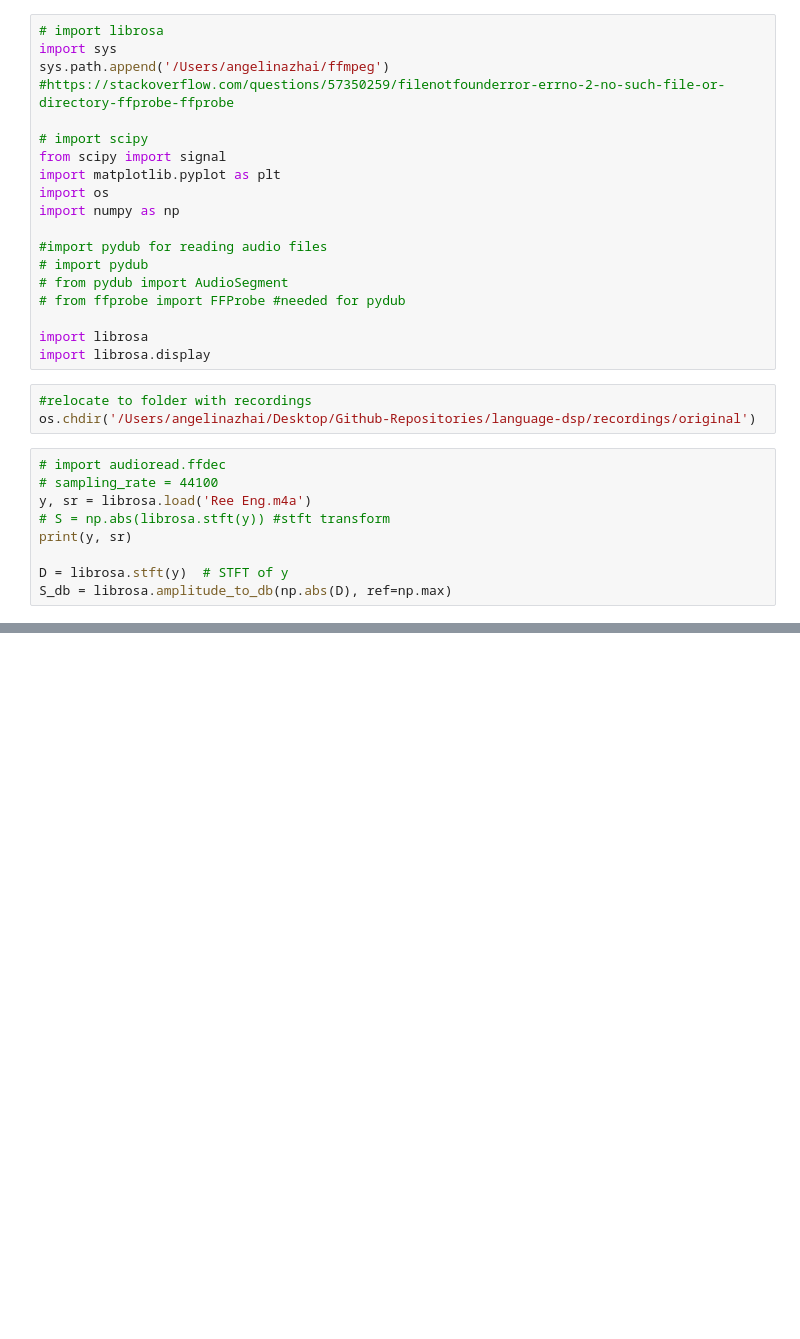
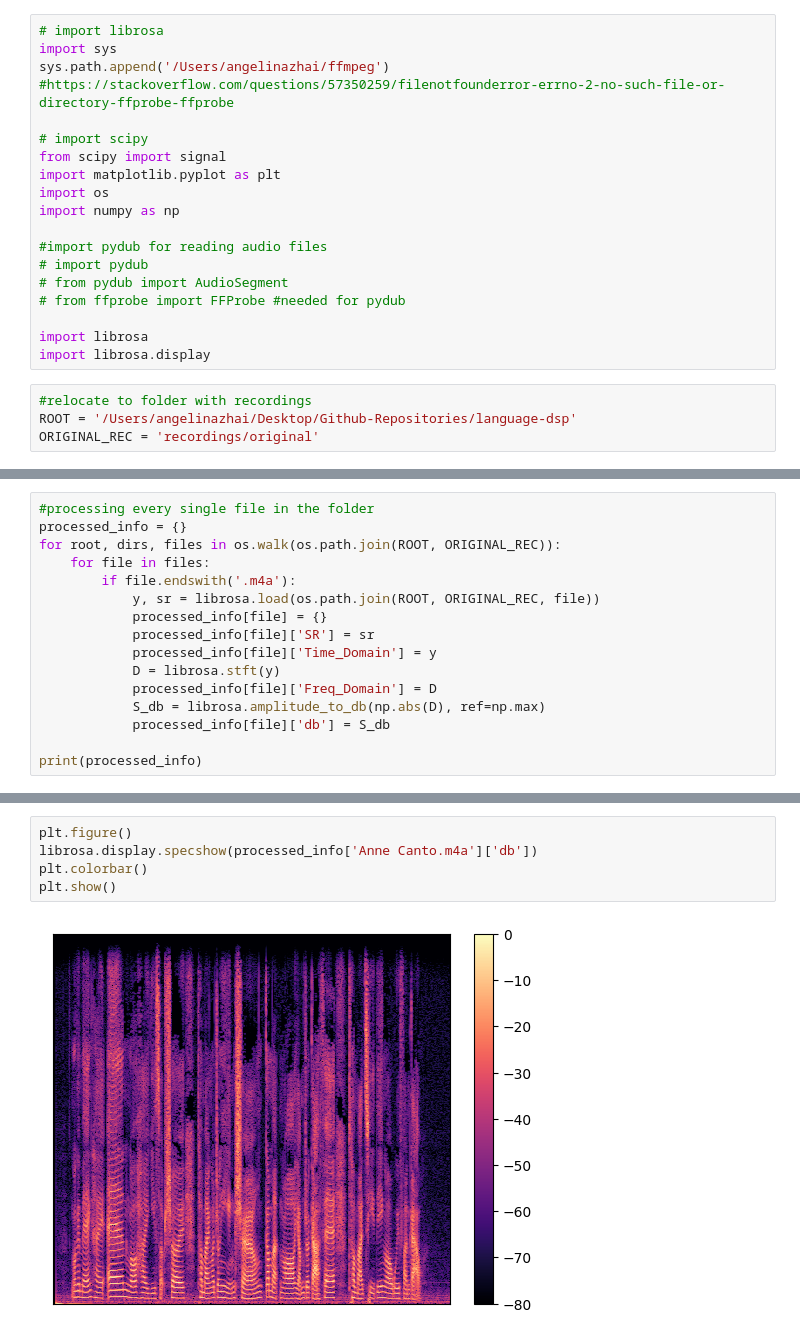
Before and after one commit to AngelinaZhai/language-dsp, a Jupyter notebook: analysis.ipynb, the cells around one changed output, grey strips where cells are left out. Cells and saved outputs as stored; diff of their text form; blank space fills up the shorter version.

Commit message:
Created dictionary init code block (see processed_dict)

```diff
--- a/analysis.ipynb
+++ b/analysis.ipynb
@@ -18,13 +18,5 @@ import librosa
 import librosa.display
 # %%
 #relocate to folder with recordings
-os.chdir('/Users/angelinazhai/Desktop/Github-Repositories/language-dsp/recordings/original')
+ROOT = '/Users/angelinazhai/Desktop/Github-Repositories/language-dsp'
+ORIGINAL_REC = 'recordings/original'
-# %%
-# import audioread.ffdec
-# sampling_rate = 44100
-y, sr = librosa.load('Ree Eng.m4a')
-# S = np.abs(librosa.stft(y)) #stft transform
-print(y, sr)
-
-D = librosa.stft(y)  # STFT of y
-S_db = librosa.amplitude_to_db(np.abs(D), ref=np.max)
@@ -33,0 +23,16 @@ S_db = librosa.amplitude_to_db(np.abs(D), ref=np.max)
+# %%
+#processing every single file in the folder
+processed_info = {}
+for root, dirs, files in os.walk(os.path.join(ROOT, ORIGINAL_REC)):
+    for file in files:
+        if file.endswith('.m4a'):
+            y, sr = librosa.load(os.path.join(ROOT, ORIGINAL_REC, file))
+            processed_info[file] = {}
+            processed_info[file]['SR'] = sr
+            processed_info[file]['Time_Domain'] = y
+            D = librosa.stft(y)
+            processed_info[file]['Freq_Domain'] = D
+            S_db = librosa.amplitude_to_db(np.abs(D), ref=np.max)
+            processed_info[file]['db'] = S_db
+
+print(processed_info)
@@ -40,0 +81,7 @@ plt.show()
+# %%
+plt.figure()
+librosa.display.specshow(processed_info['Anne Canto.m4a']['db'])
+plt.colorbar()
+plt.show()
+# %% [output]
+[figure, added]
```
Also changed, not shown: parts of 3 cells of this notebook.
